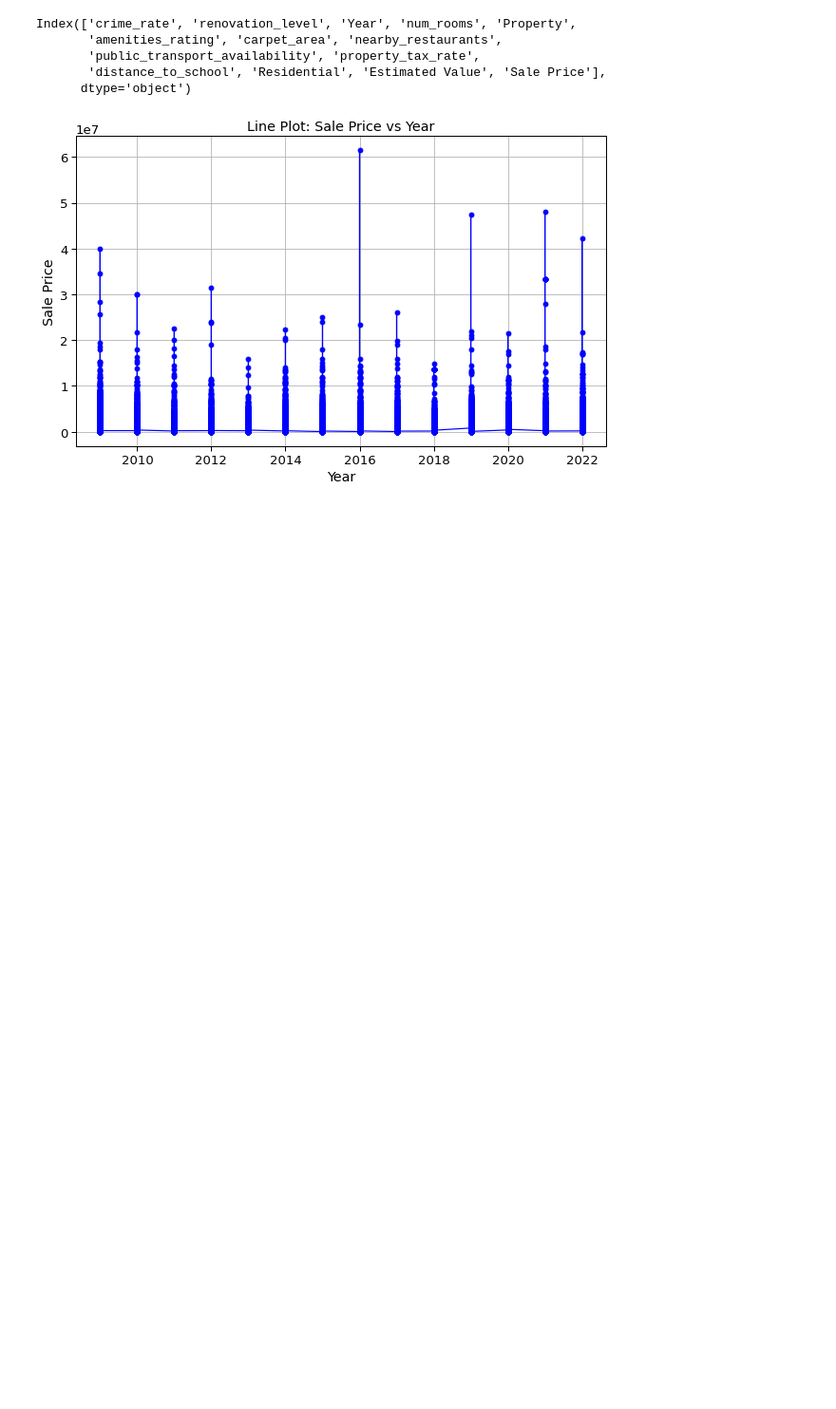
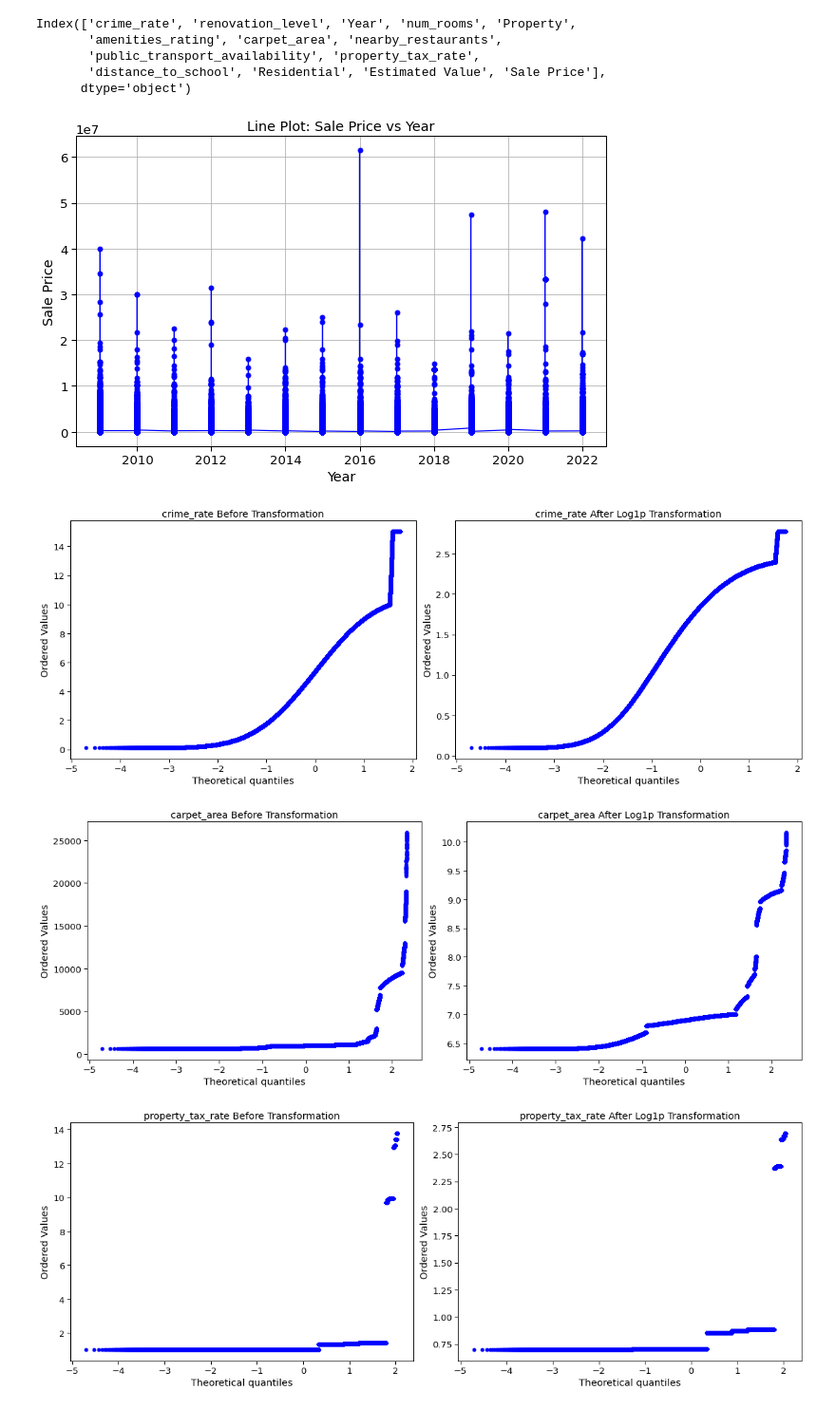
Before and after one commit to Muhammad-Sheraz-ds/AI-Property-Profit-Maximizer, a Jupyter notebook: Optimizing_Profits.ipynb, the cells around one changed output. Shown at 95% size. Saved outputs shown, nothing was run; the diff lists cells and outputs as text; code cells hidden in the pictures; blank space fills up the shorter version.

```diff
--- a/Optimizing_Profits.ipynb
+++ b/Optimizing_Profits.ipynb
@@ -1184,3 +1253,33 @@ plt.grid(True)
 plt.show()
 # %% [output]
 [figure]
+# %%
+from copy import deepcopy
+
+def log1p_transformation(val):
+    return np.log1p(val)
+
+import scipy.stats as stats
+num_cols = ['crime_rate','carpet_area','property_tax_rate','Estimated Value']
+temp_df = deepcopy (df[num_cols])
+temp_df1 = deepcopy (df[num_cols])
+
+for col in num_cols:
+    # Original distribution plot
+    plt.figure(figsize=(16, 6))
+    plt.subplot(121)  # Adjusted subplot index
+    stats.probplot(df[col], dist="norm", plot=plt)
+    plt.title(f'{col} Before Transformation')
+
+    # Log1p transformation plot
+    temp_df1[col] = df[col].apply(log1p_transformation)
+    plt.subplot(122)  # Adjusted subplot index
+    stats.probplot(temp_df1[col], dist="norm", plot=plt)
+    plt.title(f'{col} After Log1p Transformation')
+
+    plt.tight_layout()
+    plt.show()
+# %% [output]
+[figure, added]
+[figure, added]
+[figure, added]
```
Also changed, not shown: parts of 37 cells of this notebook.
